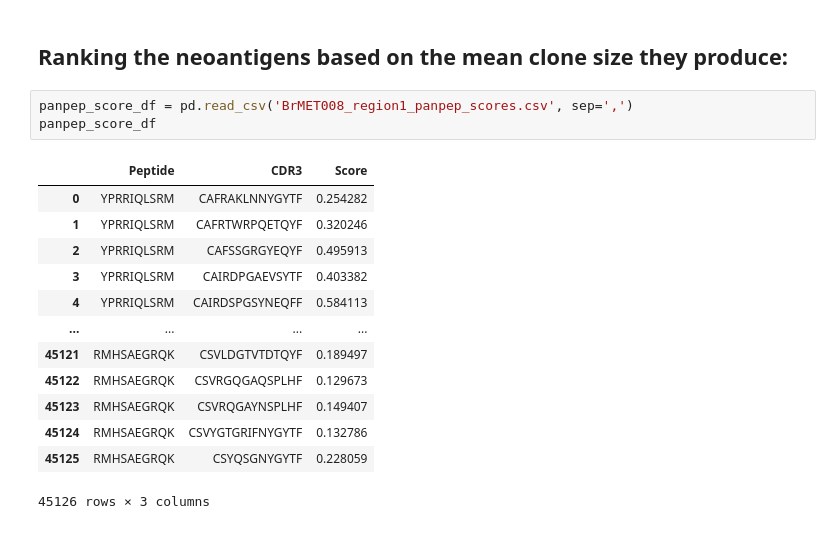
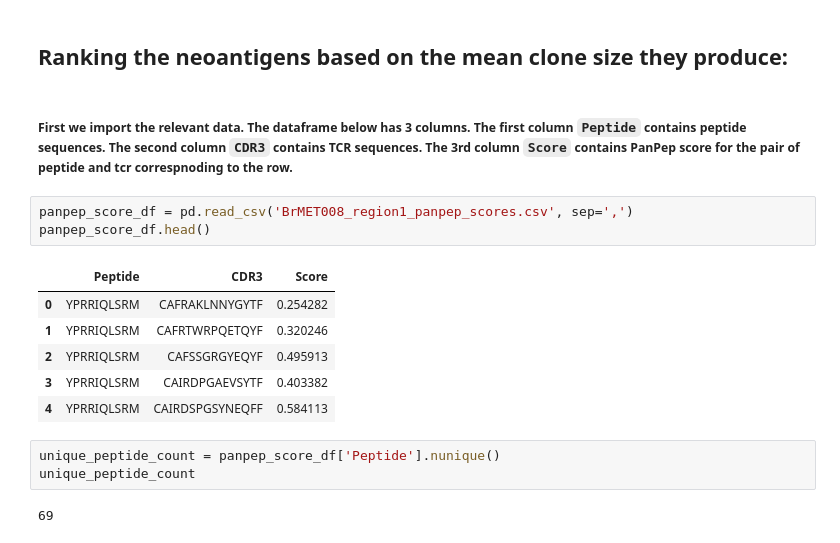
Before and after one commit to maheshworpaudel5001/TCR_proliferation_in_GBM, a Jupyter notebook: tutorial.ipynb, the cells around one changed output. Cells and saved outputs as stored; diff of their text form.

```diff
--- a/tutorial.ipynb
+++ b/tutorial.ipynb
@@ -398,20 +398,20 @@ Coverage probability for patient region BrMET008-region1: 100.0%
 We must have chosen an ideal case by random chance here as the coverage probability is 100%.
 # %% [markdown]
 ## Ranking the neoantigens based on the mean clone size they produce:
+# %% [markdown]
+##### First we import the relevant data. The dataframe below has 3 columns. The first column `Peptide` contains peptide sequences. The second column `CDR3` contains TCR sequences. The 3rd column `Score` contains PanPep score for the pair of peptide and tcr correspnoding to the row.
 # %%
 panpep_score_df = pd.read_csv('BrMET008_region1_panpep_scores.csv', sep=',')
-panpep_score_df
+panpep_score_df.head()
 # %% [output]
 |  | Peptide | CDR3 | Score |
 | 0 | YPRRIQLSRM | CAFRAKLNNYGYTF | 0.254282 |
 | 1 | YPRRIQLSRM | CAFRTWRPQETQYF | 0.320246 |
 | 2 | YPRRIQLSRM | CAFSSGRGYEQYF | 0.495913 |
 | 3 | YPRRIQLSRM | CAIRDPGAEVSYTF | 0.403382 |
 | 4 | YPRRIQLSRM | CAIRDSPGSYNEQFF | 0.584113 |
-| ... | ... | ... | ... |
-| 45121 | RMHSAEGRQK | CSVLDGTVTDTQYF | 0.189497 |
-| 45122 | RMHSAEGRQK | CSVRGQGAQSPLHF | 0.129673 |
-| 45123 | RMHSAEGRQK | CSVRQGAYNSPLHF | 0.149407 |
-| 45124 | RMHSAEGRQK | CSVYGTGRIFNYGYTF | 0.132786 |
-| 45125 | RMHSAEGRQK | CSYQSGNYGYTF | 0.228059 |
-45126 rows × 3 columns
+# %%
+unique_peptide_count = panpep_score_df['Peptide'].nunique()
+unique_peptide_count
+# %% [output]
+69
```
Also changed, not shown: parts of 7 cells of this notebook.
